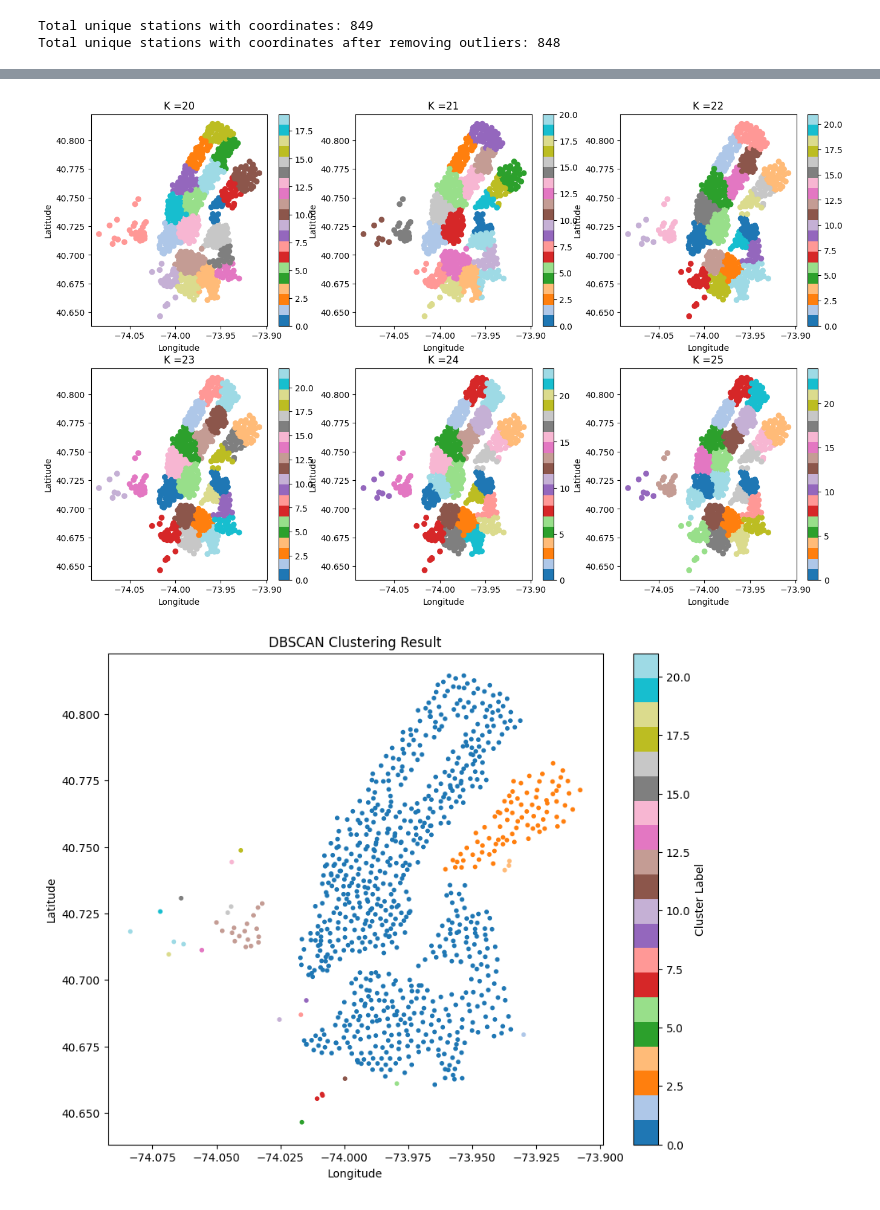
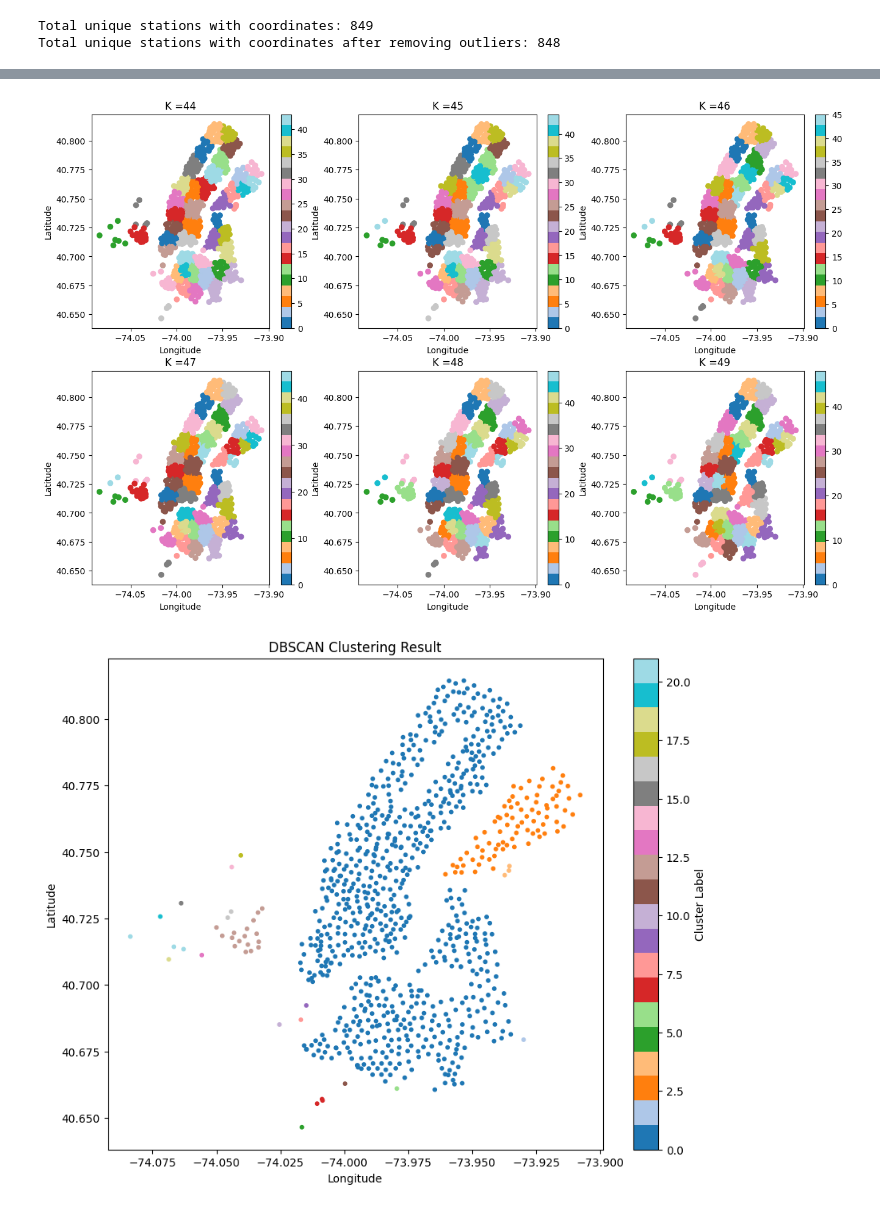
Before and after one commit to Andrejj23/city-bike, a Jupyter notebook: Vasilis/clustering.ipynb, the cells around one changed output, grey strips where cells are left out. Saved outputs shown, nothing was run; the diff lists cells and outputs as text; code cells hidden in the pictures.

```diff
--- a/Vasilis/clustering.ipynb
+++ b/Vasilis/clustering.ipynb
@@ -38,3 +38,23 @@ print(f"Total unique stations with coordinates after removing outliers: {len(sta
 # %% [output]
 Total unique stations with coordinates: 849
 Total unique stations with coordinates after removing outliers: 848
+# %%
+# Different k values
+k_values = np.arange(20,100,1)
+
+# ELBOW METHOD: Calculate inertia (within-cluster sum of squares) for each k
+inertias = []
+for k in k_values:
+    kmeans = KMeans(n_clusters=k, random_state=1)
+    kmeans.fit(stations_coordinates[['latitude', 'longitude']])
+    inertias.append(kmeans.inertia_)
+
+# Plot the elbow curve
+plt.figure(figsize=(10, 6))
+plt.plot(k_values, inertias, marker='o', linewidth=2, markersize=8)
+plt.xlabel('Number of Clusters (k)', fontsize=12)
+plt.ylabel('Within-Cluster Sum of Squares (Inertia)', fontsize=12)
+plt.title('Elbow Method for Optimal k', fontsize=14)
+plt.grid(True, alpha=0.3)
+plt.tight_layout()
+plt.show()
@@ -41,28 +63,27 @@ Total unique stations with coordinates after removing outliers: 848
 # %%
-# Different k values
-k_values = [20, 21, 22, 23, 24, 25]
+k_values = [44,45,46,47,48,49]
 
 #Plot the clustering results for different k values for k-means clustering
 fig,axes = plt.subplots(2,3,figsize=(16,10))
 axes = axes.ravel()
 
 for i,k in enumerate(k_values):
     #Fit k-means
     kmeans = KMeans(n_clusters=k,random_state=1)
     clusters = kmeans.fit_predict(stations_coordinates[['latitude', 'longitude']])
 
     # Add cluster assignment as a new column for each k
     stations_coordinates[f'cluster_{k}'] = clusters
 
     scatter = axes[i].scatter(stations_coordinates['longitude'],stations_coordinates['latitude'],c=clusters,cmap='tab20')
     axes[i].set_title(f'K ={k}')
     axes[i].set_xlabel('Longitude')
     axes[i].set_ylabel('Latitude')
     plt.colorbar(scatter,ax=axes[i])
 
 plt.show()
 # %% [output]
-[figure, old version]
+[figure, new version]
 # %%
 db_station_coordinates = stations_coordinates
 # %%
```
Also changed, not shown: parts of 16 cells of this notebook, 2 other files.
